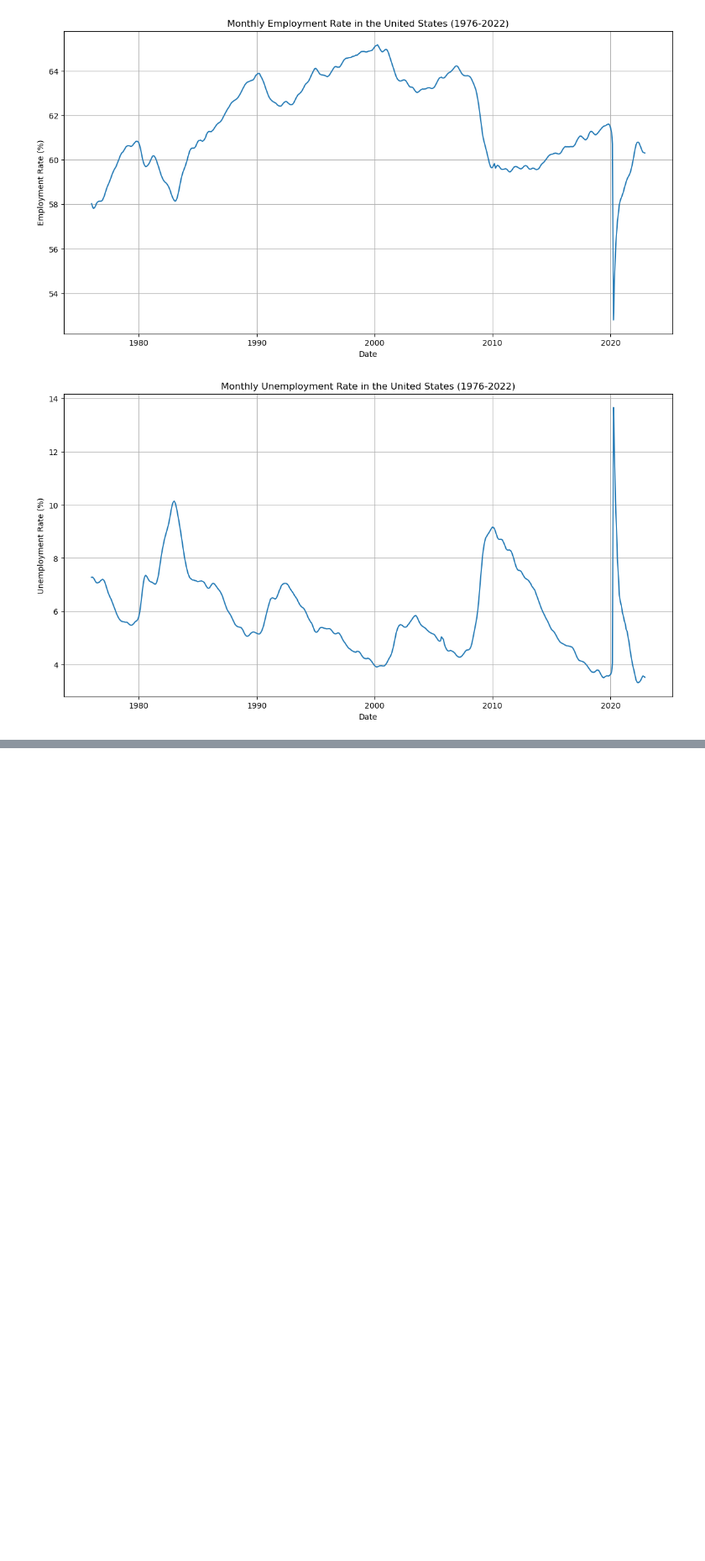
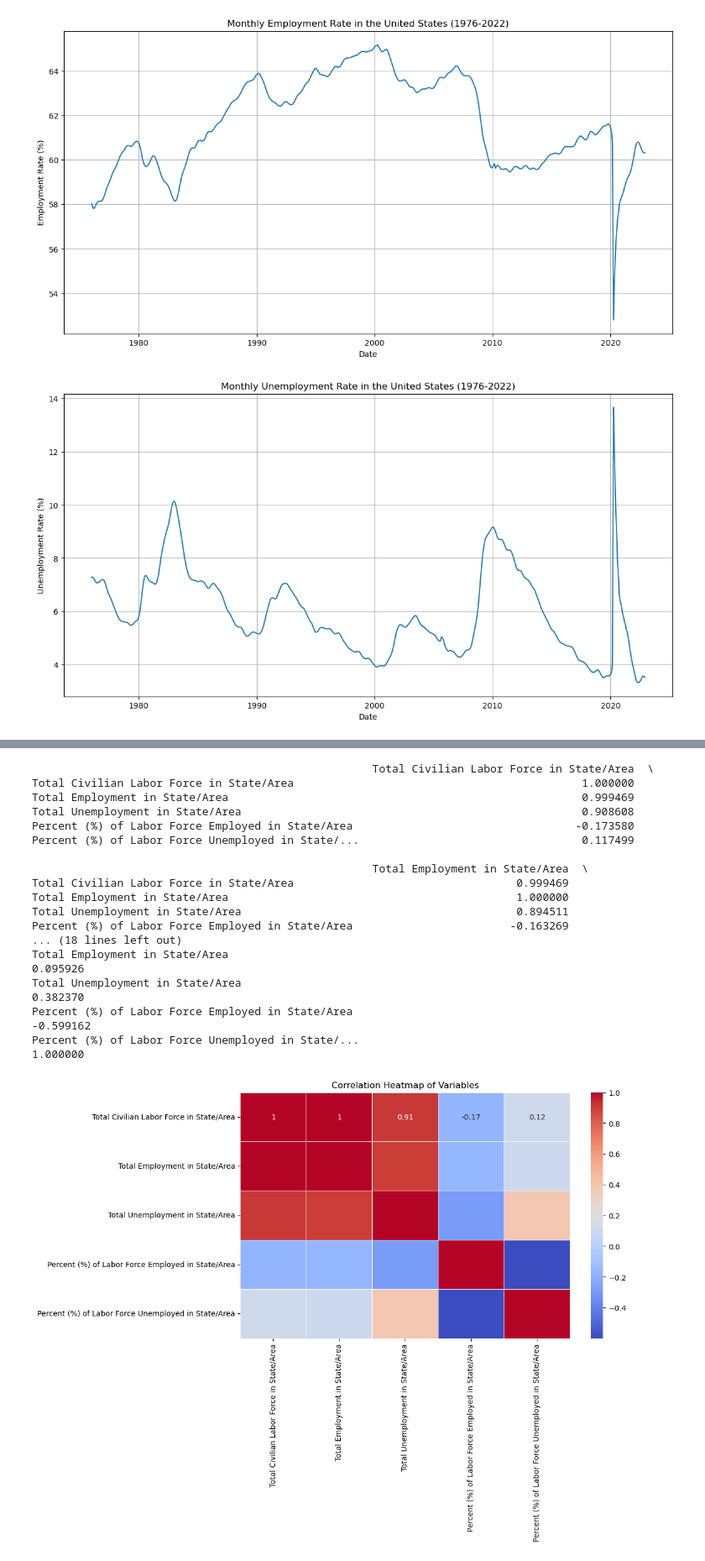
Before and after one commit to Chris41700/unemployment-trends-us, a Jupyter notebook: notebooks/eda_unemployment_trends.ipynb, the cells around one changed output, grey strips where cells are left out. Shown at 84% size. Saved outputs shown, nothing was run; the diff lists cells and outputs as text; code cells hidden in the pictures; blank space fills up the shorter version.

```diff
--- a/notebooks/eda_unemployment_trends.ipynb
+++ b/notebooks/eda_unemployment_trends.ipynb
@@ -170,0 +207,35 @@ plt.show()
+# %%
+# Calculate the correlation matrix
+correlation_matrix = df[['Total Civilian Labor Force in State/Area',
+                         'Total Employment in State/Area',
+                         'Total Unemployment in State/Area',
+                         'Percent (%) of Labor Force Employed in State/Area',
+                         'Percent (%) of Labor Force Unemployed in State/Area']].corr()
+
+# Display the correlation matrix
+print(correlation_matrix)
+
+# Plotting the correlation heatmap
+plt.figure(figsize=(10, 6))
+sns.heatmap(correlation_matrix, annot=True, cmap='coolwarm', linewidths=0.5)
+plt.title('Correlation Heatmap of Variables')
+plt.show()
+# %% [output]
+                                                    Total Civilian Labor Force in State/Area  \
+Total Civilian Labor Force in State/Area                                            1.000000
+Total Employment in State/Area                                                      0.999469
+Total Unemployment in State/Area                                                    0.908608
+Percent (%) of Labor Force Employed in State/Area                                  -0.173580
+Percent (%) of Labor Force Unemployed in State/...                                  0.117499
+
+                                                    Total Employment in State/Area  \
+Total Civilian Labor Force in State/Area                                  0.999469
+Total Employment in State/Area                                            1.000000
+Total Unemployment in State/Area                                          0.894511
+Percent (%) of Labor Force Employed in State/Area                        -0.163269
+... (18 lines left out)
+Total Employment in State/Area                                                               0.095926
+Total Unemployment in State/Area                                                             0.382370
+Percent (%) of Labor Force Employed in State/Area                                           -0.599162
+Percent (%) of Labor Force Unemployed in State/...                                           1.000000
+[figure, added]
```
Also changed, not shown: parts of 2 cells of this notebook, 1 other file.
